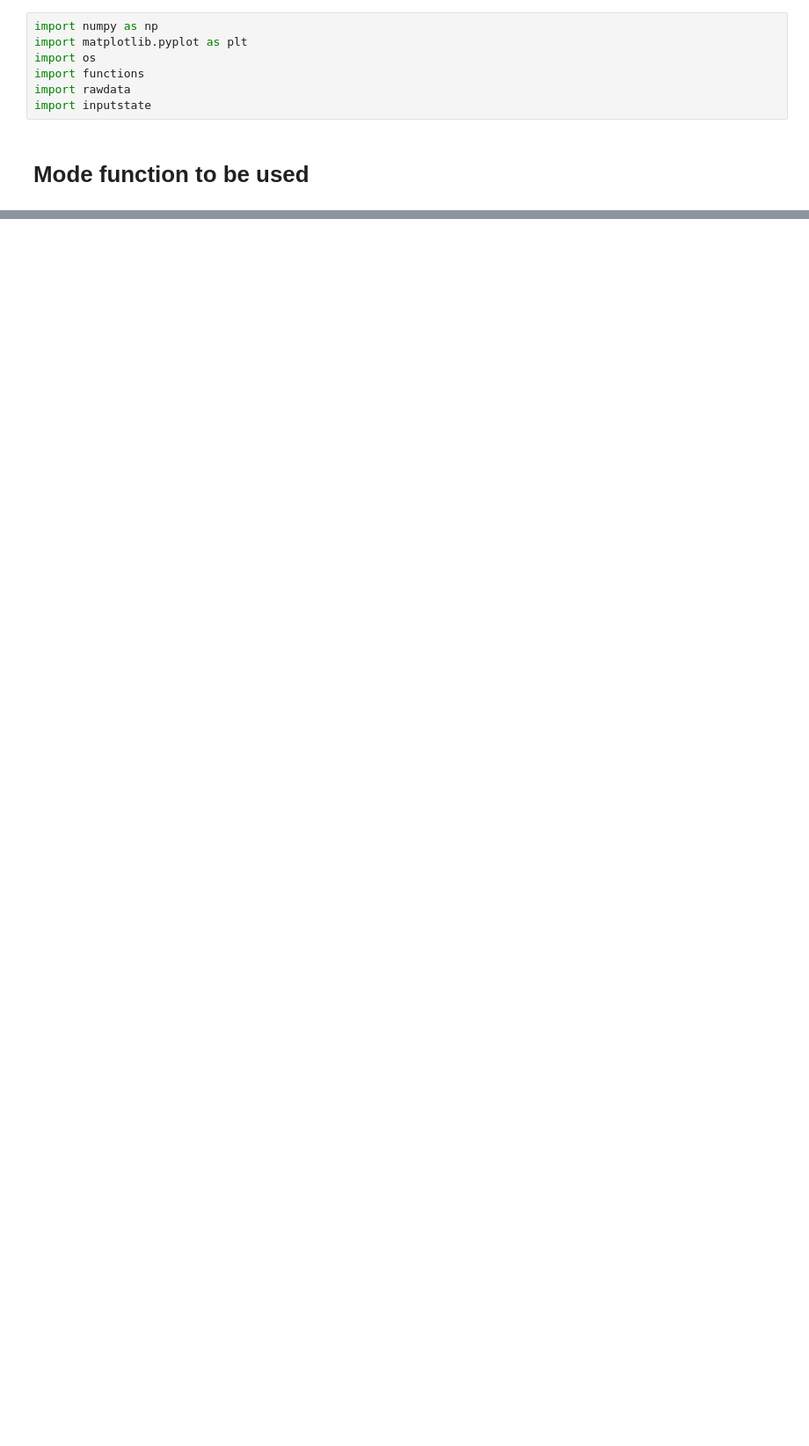
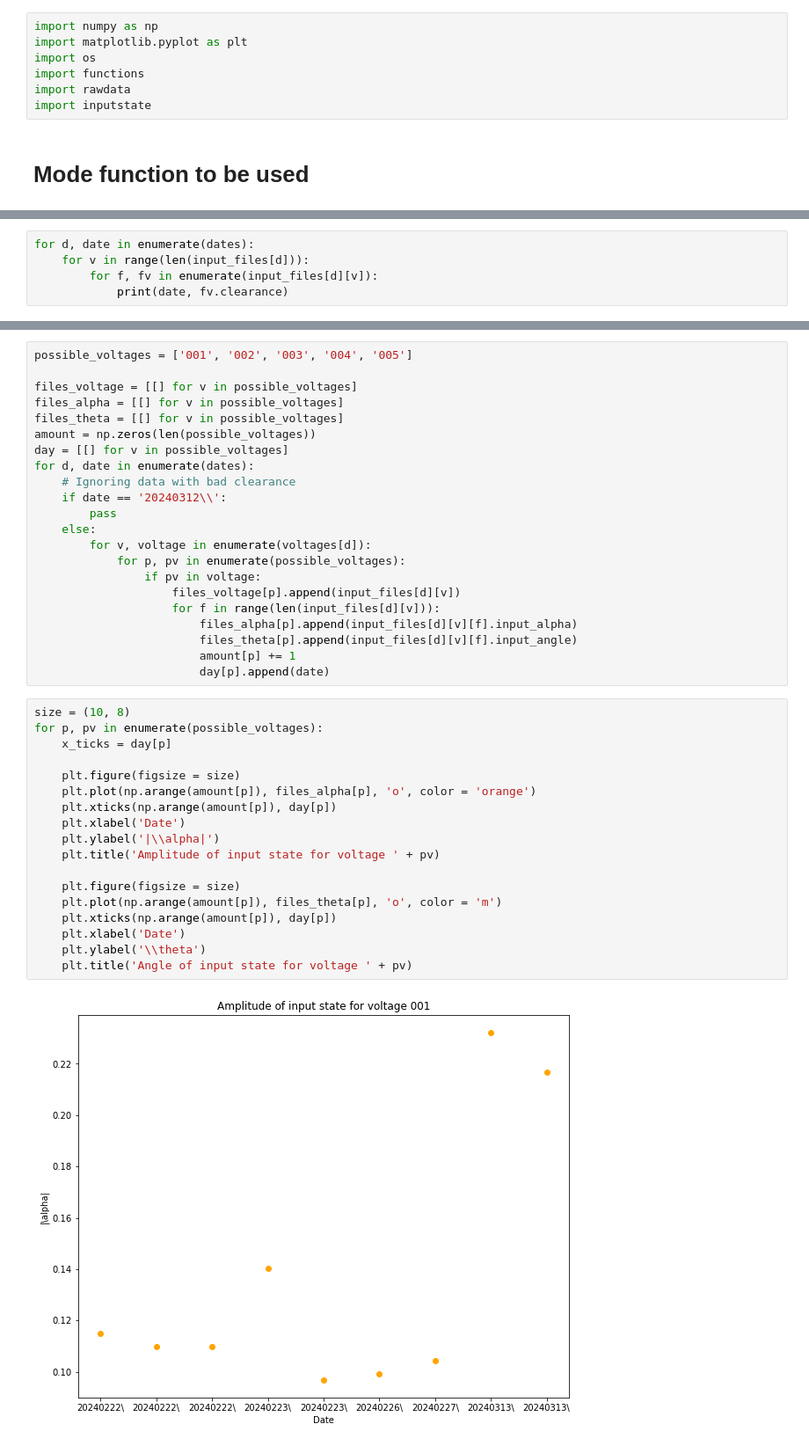
Before and after one commit to lucasnf95/scissor-teleportation, a Jupyter notebook: teleportation-analysis/inputstate-analysis.ipynb, the cells around one changed output, grey strips where cells are left out. Shown at 88% size. Saved outputs shown, nothing was run; the diff lists cells and outputs as text; blank space fills up the shorter version.

```diff
--- a/teleportation-analysis/inputstate-analysis.ipynb
+++ b/teleportation-analysis/inputstate-analysis.ipynb
@@ -123,0 +166,5 @@ folders[0][2]
+# %%
+for d, date in enumerate(dates):
+    for v in range(len(input_files[d])):
+        for f, fv in enumerate(input_files[d][v]):
+            print(date, fv.clearance)
@@ -123,0 +189,42 @@ folders[0][2]
+# %%
+possible_voltages = ['001', '002', '003', '004', '005']
+
+files_voltage = [[] for v in possible_voltages]
+files_alpha = [[] for v in possible_voltages]
+files_theta = [[] for v in possible_voltages]
+amount = np.zeros(len(possible_voltages))
+day = [[] for v in possible_voltages]
+for d, date in enumerate(dates):
+    # Ignoring data with bad clearance
+    if date == '20240312\\':
+        pass
+    else:
+        for v, voltage in enumerate(voltages[d]):
+            for p, pv in enumerate(possible_voltages):
+                if pv in voltage:
+                    files_voltage[p].append(input_files[d][v])
+                    for f in range(len(input_files[d][v])):
+                        files_alpha[p].append(input_files[d][v][f].input_alpha)
+                        files_theta[p].append(input_files[d][v][f].input_angle)
+                        amount[p] += 1
+                        day[p].append(date)
+# %%
+size = (10, 8)
+for p, pv in enumerate(possible_voltages):
+    x_ticks = day[p]
+
+    plt.figure(figsize = size)
+    plt.plot(np.arange(amount[p]), files_alpha[p], 'o', color = 'orange')
+    plt.xticks(np.arange(amount[p]), day[p])
+    plt.xlabel('Date')
+    plt.ylabel('|\\alpha|')
+    plt.title('Amplitude of input state for voltage ' + pv)
+
+    plt.figure(figsize = size)
+    plt.plot(np.arange(amount[p]), files_theta[p], 'o', color = 'm')
+    plt.xticks(np.arange(amount[p]), day[p])
+    plt.xlabel('Date')
+    plt.ylabel('\\theta')
+    plt.title('Angle of input state for voltage ' + pv)
+# %% [output]
+[figure, added]
```
Also changed, not shown: parts of 10 cells of this notebook, 2 other files.
